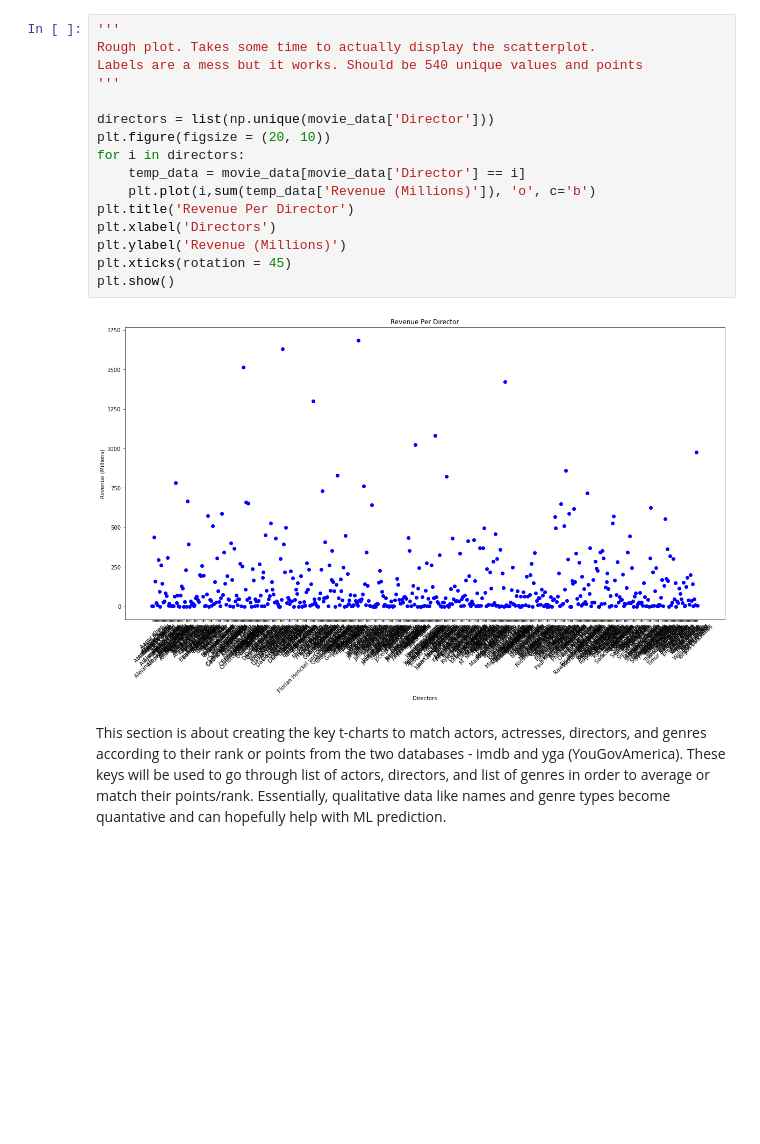
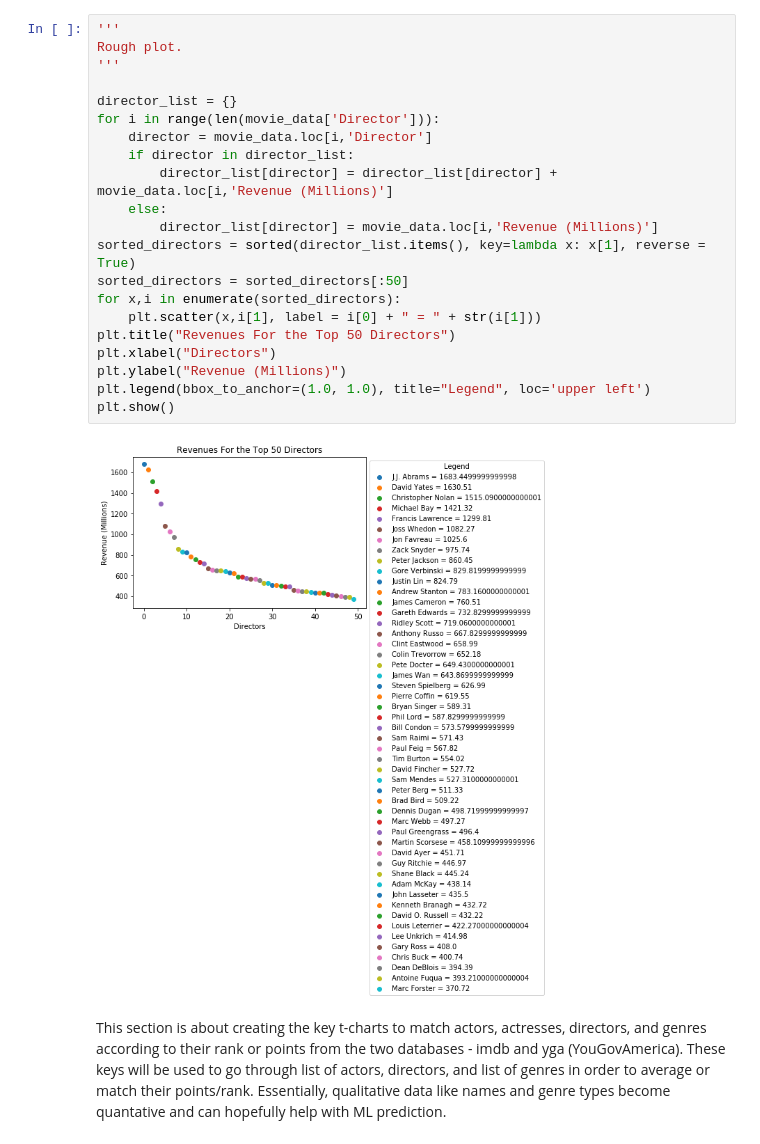
Before and after one commit to JasminePParekh/CMSC320-Final, a Jupyter notebook: 320Final.ipynb, the cells around one changed output. Saved outputs shown, nothing was run; the diff lists cells and outputs as text; blank space fills up the shorter version.

```diff
--- a/320Final.ipynb
+++ b/320Final.ipynb
@@ -137,21 +111,26 @@ movie_data2
-# %%
-'''
-Rough plot. Takes some time to actually display the scatterplot.
-Labels are a mess but it works. Should be 540 unique values and points
-'''
-
-directors = list(np.unique(movie_data['Director']))
-plt.figure(figsize = (20, 10))
-for i in directors:
-    temp_data = movie_data[movie_data['Director'] == i]
-    plt.plot(i,sum(temp_data['Revenue (Millions)']), 'o', c='b')
-plt.title('Revenue Per Director')
-plt.xlabel('Directors')
-plt.ylabel('Revenue (Millions)')
-plt.xticks(rotation = 45)
-plt.show()
-# %% [output]
-[figure, removed]
+# %%
+'''
+Rough plot.
+'''
+
+director_list = {}
+for i in range(len(movie_data['Director'])):
+    director = movie_data.loc[i,'Director']
+    if director in director_list:
+        director_list[director] = director_list[director] + movie_data.loc[i,'Revenue (Millions)']
+    else:
+        director_list[director] = movie_data.loc[i,'Revenue (Millions)']
+sorted_directors = sorted(director_list.items(), key=lambda x: x[1], reverse = True)
+sorted_directors = sorted_directors[:50]
+for x,i in enumerate(sorted_directors):
+    plt.scatter(x,i[1], label = i[0] + " = " + str(i[1]))
+plt.title("Revenues For the Top 50 Directors")
+plt.xlabel("Directors")
+plt.ylabel("Revenue (Millions)")
+plt.legend(bbox_to_anchor=(1.0, 1.0), title="Legend", loc='upper left')
+plt.show()
+# %% [output]
+[figure, added]
 # %% [markdown]
 This section is about creating the key t-charts to match actors, actresses, directors, and genres according to their rank or points from the two databases - imdb and yga (YouGovAmerica). These keys will be used to go through list of actors, directors, and list of genres in order to average or match their points/rank. Essentially, qualitative data like names and genre types become quantative and can hopefully help with ML prediction.
 # %%
```
Also changed, not shown: parts of 11 cells of this notebook.
